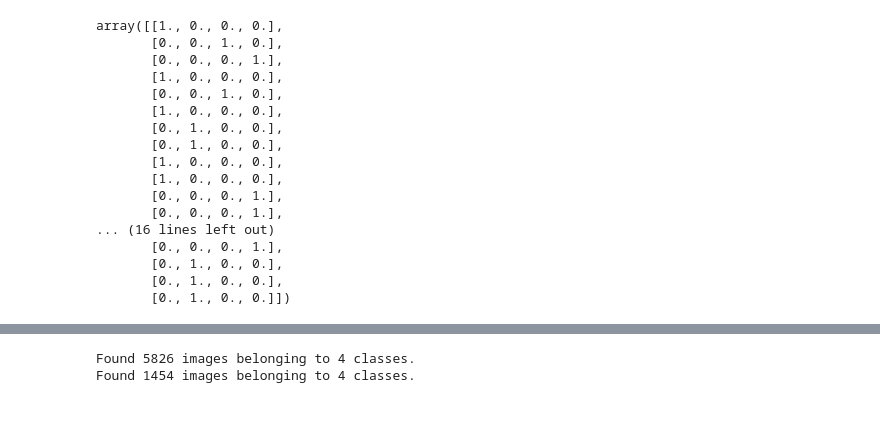
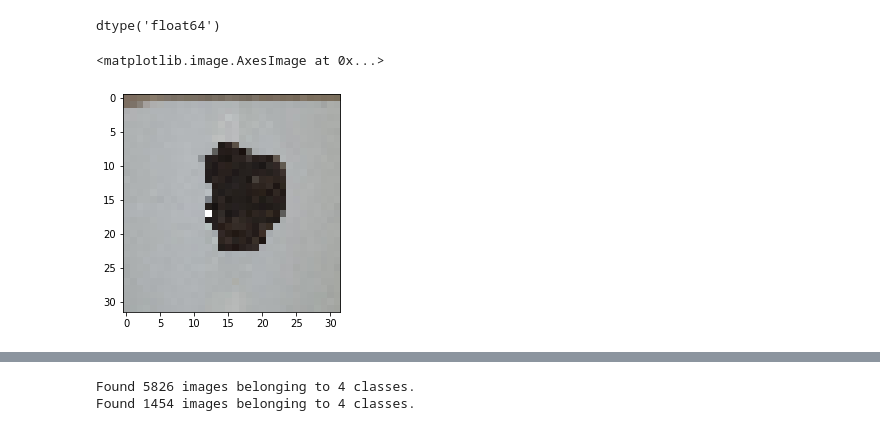
Before and after one commit to hykhhijk/Rock-classifier, a Jupyter notebook: Parameter_search, k-fold.ipynb, the cells around one changed output, grey strips where cells are left out. Cells and saved outputs as stored; diff of their text form; code cells hidden in the pictures.

```diff
--- a/Untitled.ipynb
+++ b/Parameter_search, k-fold.ipynb
@@ -36,3 +36,6 @@ device_lib.list_local_devices()
  physical_device_desc: "device: 0, name: NVIDIA GeForce GTX 1060 6GB, pci bus id: 0000:01:00.0, compute capability: 6.1"
  xla_global_id: 416903419]
+# %%
+X_ = joblib.load("converted_img.pkl")
+y_ = joblib.load("label.pkl")
 # %%
@@ -100,20 +48,9 @@ array([[[[0.00227605, 0.00232218, 0.00221453],
-# %%
-a[0][1]
-# %% [output]
-array([[1., 0., 0., 0.],
-       [0., 0., 1., 0.],
-       [0., 0., 0., 1.],
-       [1., 0., 0., 0.],
-       [0., 0., 1., 0.],
-       [1., 0., 0., 0.],
-       [0., 1., 0., 0.],
-       [0., 1., 0., 0.],
-       [1., 0., 0., 0.],
-       [1., 0., 0., 0.],
-       [0., 0., 0., 1.],
-       [0., 0., 0., 1.],
-... (16 lines left out)
-       [0., 0., 0., 1.],
-       [0., 1., 0., 0.],
-       [0., 1., 0., 0.],
-       [0., 1., 0., 0.]])
+# %%
+X.dtype
+# %% [output]
+dtype('float64')
+# %%
+plt.imshow(X_[0])
+# %% [output]
+<matplotlib.image.AxesImage at 0x...>
+[figure, added]
```
Also changed, not shown: parts of 48 cells of this notebook, 4 other files.
